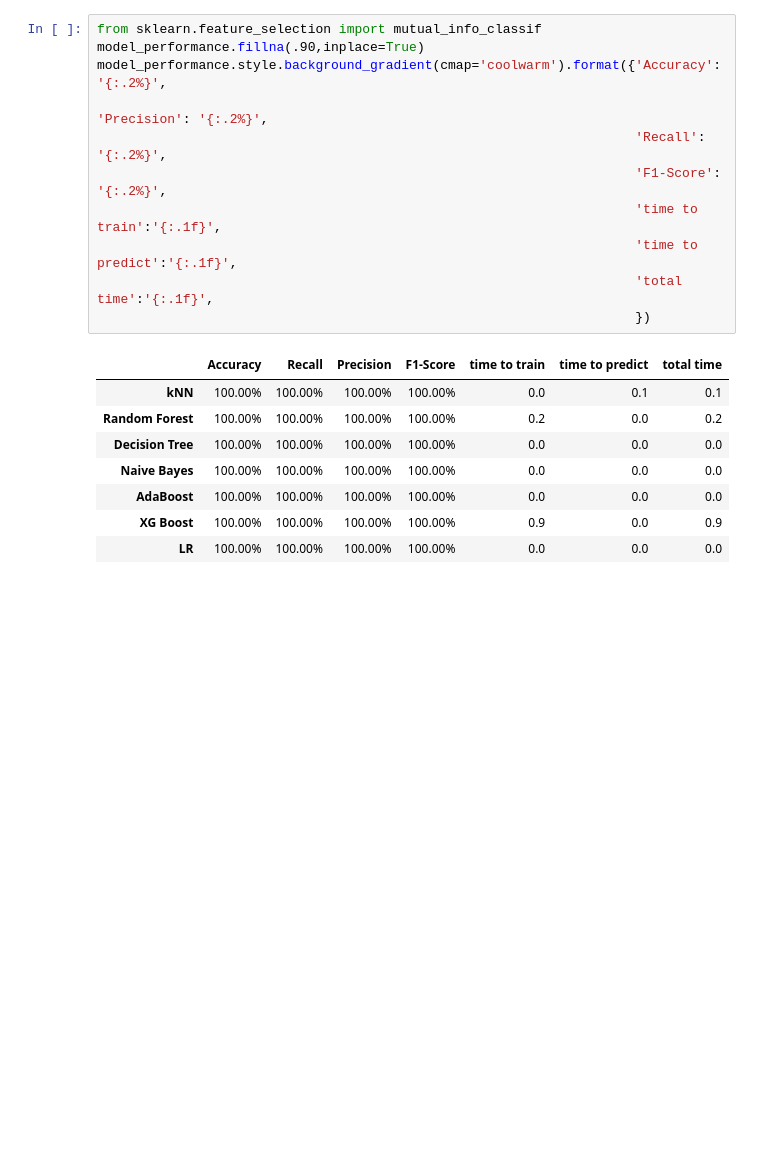
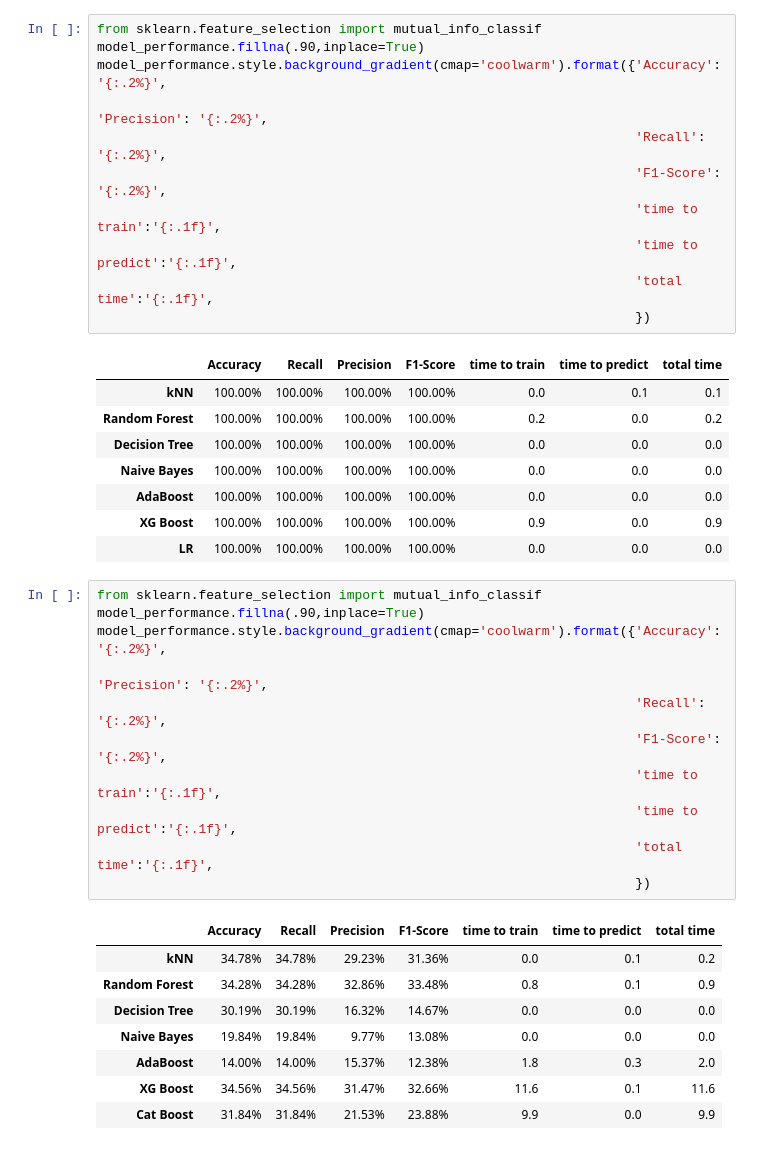
Before and after one commit to digitalhemanth/Data-Science, a Jupyter notebook: Scikit Learn/dataset_1/spark_hadoop_ml_1.ipynb, the cells around one changed output. Saved outputs shown, nothing was run; the diff lists cells and outputs as text; blank space fills up the shorter version.

```diff
--- a/Scikit Learn/dataset_1/spark_hadoop_ml_1.ipynb
+++ b/Scikit Learn/dataset_1/spark_hadoop_ml_1.ipynb
@@ -672,3 +683,23 @@ model_performance.style.background_gradient(cmap='coolwarm').format({'Accuracy':
 | AdaBoost | 100.00% | 100.00% | 100.00% | 100.00% | 0.0 | 0.0 | 0.0 |
 | XG Boost | 100.00% | 100.00% | 100.00% | 100.00% | 0.9 | 0.0 | 0.9 |
 | LR | 100.00% | 100.00% | 100.00% | 100.00% | 0.0 | 0.0 | 0.0 |
+# %%
+from sklearn.feature_selection import mutual_info_classif
+model_performance.fillna(.90,inplace=True)
+model_performance.style.background_gradient(cmap='coolwarm').format({'Accuracy': '{:.2%}',
+                                                                     'Precision': '{:.2%}',
+                                                                     'Recall': '{:.2%}',
+                                                                     'F1-Score': '{:.2%}',
+                                                                     'time to train':'{:.1f}',
+                                                                     'time to predict':'{:.1f}',
+                                                                     'total time':'{:.1f}',
+                                                                     })
+# %% [output]
+|  | Accuracy | Recall | Precision | F1-Score | time to train | time to predict | total time |
+| kNN | 34.78% | 34.78% | 29.23% | 31.36% | 0.0 | 0.1 | 0.2 |
+| Random Forest | 34.28% | 34.28% | 32.86% | 33.48% | 0.8 | 0.1 | 0.9 |
+| Decision Tree | 30.19% | 30.19% | 16.32% | 14.67% | 0.0 | 0.0 | 0.0 |
+| Naive Bayes | 19.84% | 19.84% | 9.77% | 13.08% | 0.0 | 0.0 | 0.0 |
+| AdaBoost | 14.00% | 14.00% | 15.37% | 12.38% | 1.8 | 0.3 | 2.0 |
+| XG Boost | 34.56% | 34.56% | 31.47% | 32.66% | 11.6 | 0.1 | 11.6 |
+| Cat Boost | 31.84% | 31.84% | 21.53% | 23.88% | 9.9 | 0.0 | 9.9 |
```
Also changed, not shown: parts of 21 cells of this notebook, 4 other files.
